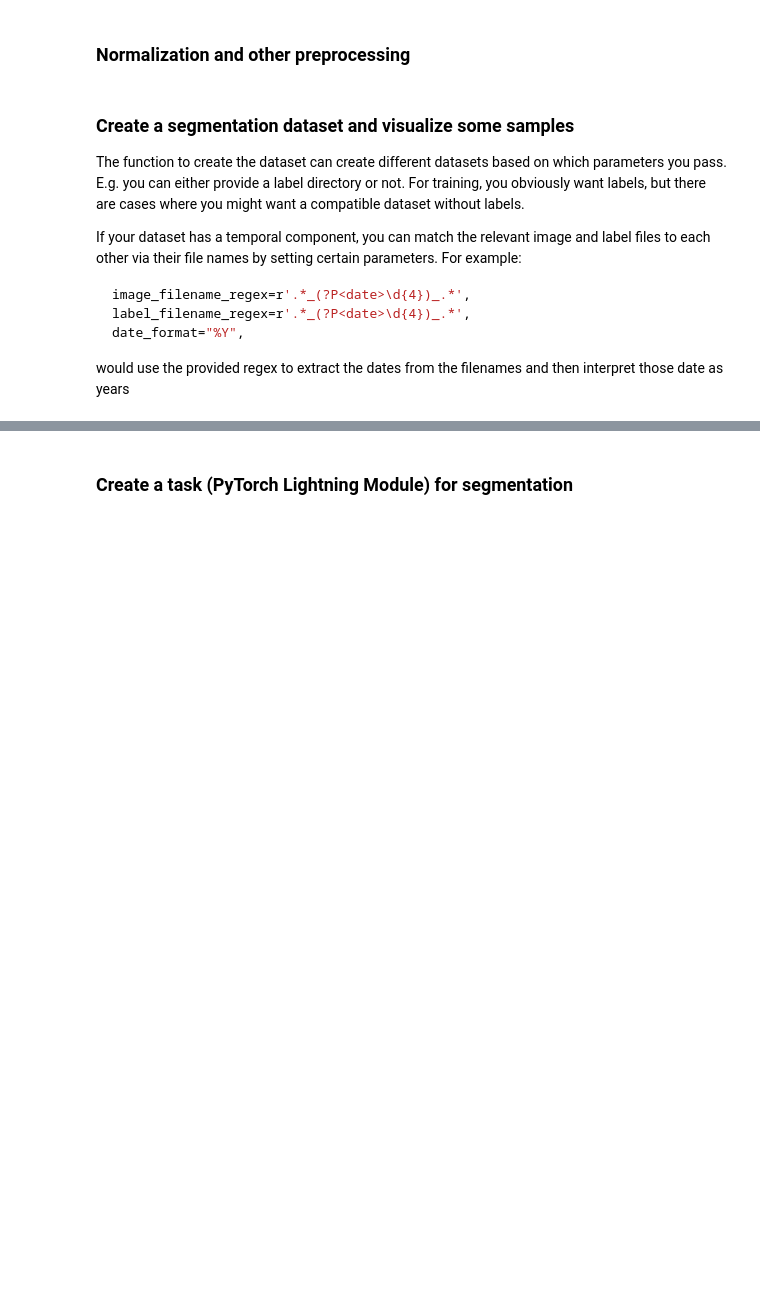
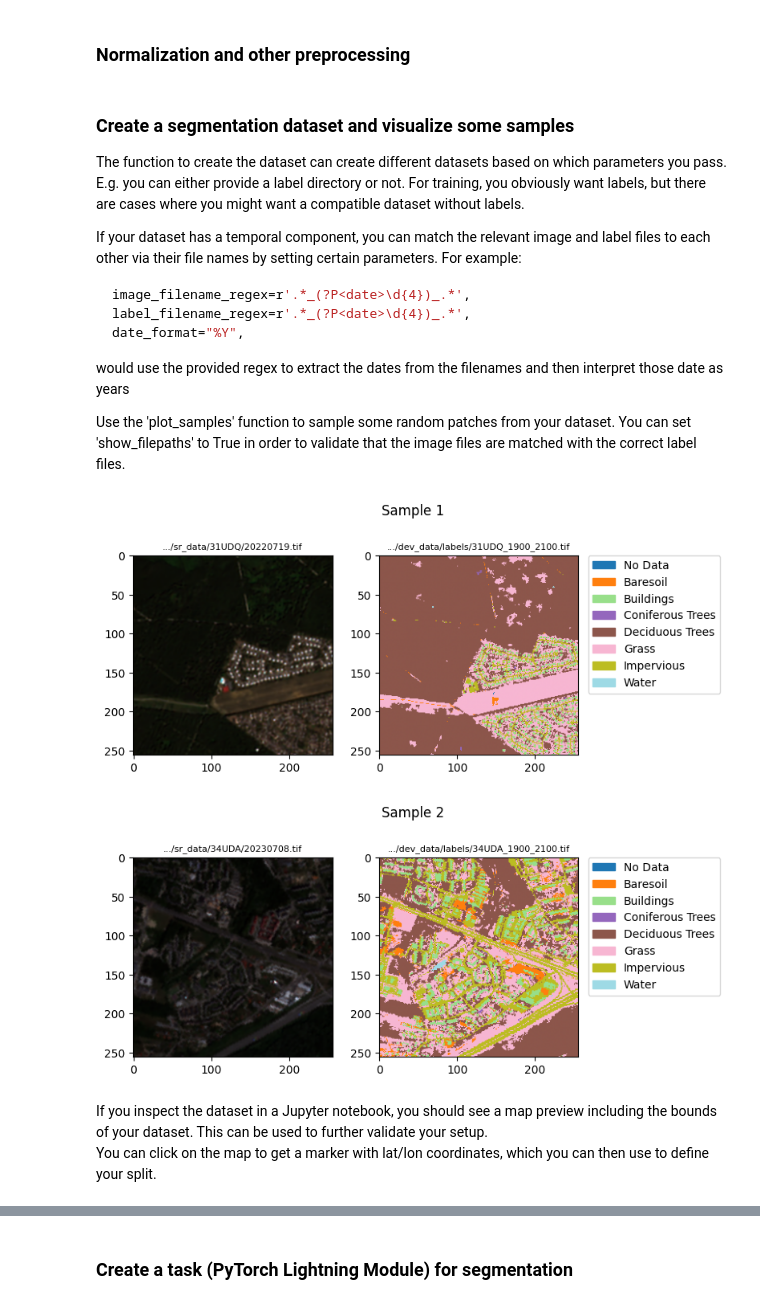
Before and after one commit to DHI/eotorch, a Jupyter notebook: notebooks/segmentation.ipynb, the cells around one changed output, grey strips where cells are left out. Drawn from its saved outputs; the diff is of its cells as text; code cells hidden in the pictures; blank space fills up the shorter version.

Commit message:
updated segmentation notebook

````diff
--- a/notebooks/segmentation.ipynb
+++ b/notebooks/segmentation.ipynb
@@ -21,12 +21,11 @@ class_mapping = {
     7: "Water",
 }
 
-DATASET_DIR = Path(".")
+DATASET_DIR = Path.cwd().parent / ("dev_data")
 IMG_DIR = DATASET_DIR / "sr_data"
 LABEL_DIR = DATASET_DIR / "labels"
 
 NORM_DIR = DATASET_DIR / "normalized"
-NORM_DIR.mkdir(exist_ok=True)
 
 assert Path(IMG_DIR).is_dir()
 assert Path(LABEL_DIR).is_dir()
@@ -53,14 +52,26 @@ label_filename_regex=r'.*_(?P<date>\d{4})_.*',
 date_format="%Y",
 ```
 would use the provided regex to extract the dates from the filenames and then interpret those date as years
+
+Use the 'plot_samples' function to sample some random patches from your dataset. You can set 'show_filepaths' to True in order to validate that the image files are matched with the correct label files.
 # %%
 ds = get_segmentation_dataset(
-    images_dir=NORM_DIR,
+    images_dir=IMG_DIR,
     labels_dir=LABEL_DIR,
+    image_filename_regex=r"(?P<date>\d{8})\.tif",
+    label_filename_regex=r".*(?P<start>\d{4})_(?P<stop>\d{4}).tif",
+    image_date_format="%Y%m%d",
+    label_date_format="%Y",
     all_image_bands=("B02", "B03", "B04", "B08", "B11", "B12"),
     rgb_bands=("B04", "B03", "B02"),
     class_mapping=class_mapping,
     reduce_zero_label=True,
-    cache_size=100,
+    cache_size=50,
 )
-plot_samples(ds, n=2, patch_size=256)
+plot_samples(ds, n=2, patch_size=256, show_filepaths=True)
+# %% [output]
+[figure, added]
+[figure, added]
+# %% [markdown]
+If you inspect the dataset in a Jupyter notebook, you should see a map preview including the bounds of your dataset. This can be used to further validate your setup.
+You can click on the map to get a marker with lat/lon coordinates, which you can then use to define your split.
````
Also changed, not shown: parts of 7 cells of this notebook, 1 other file.
